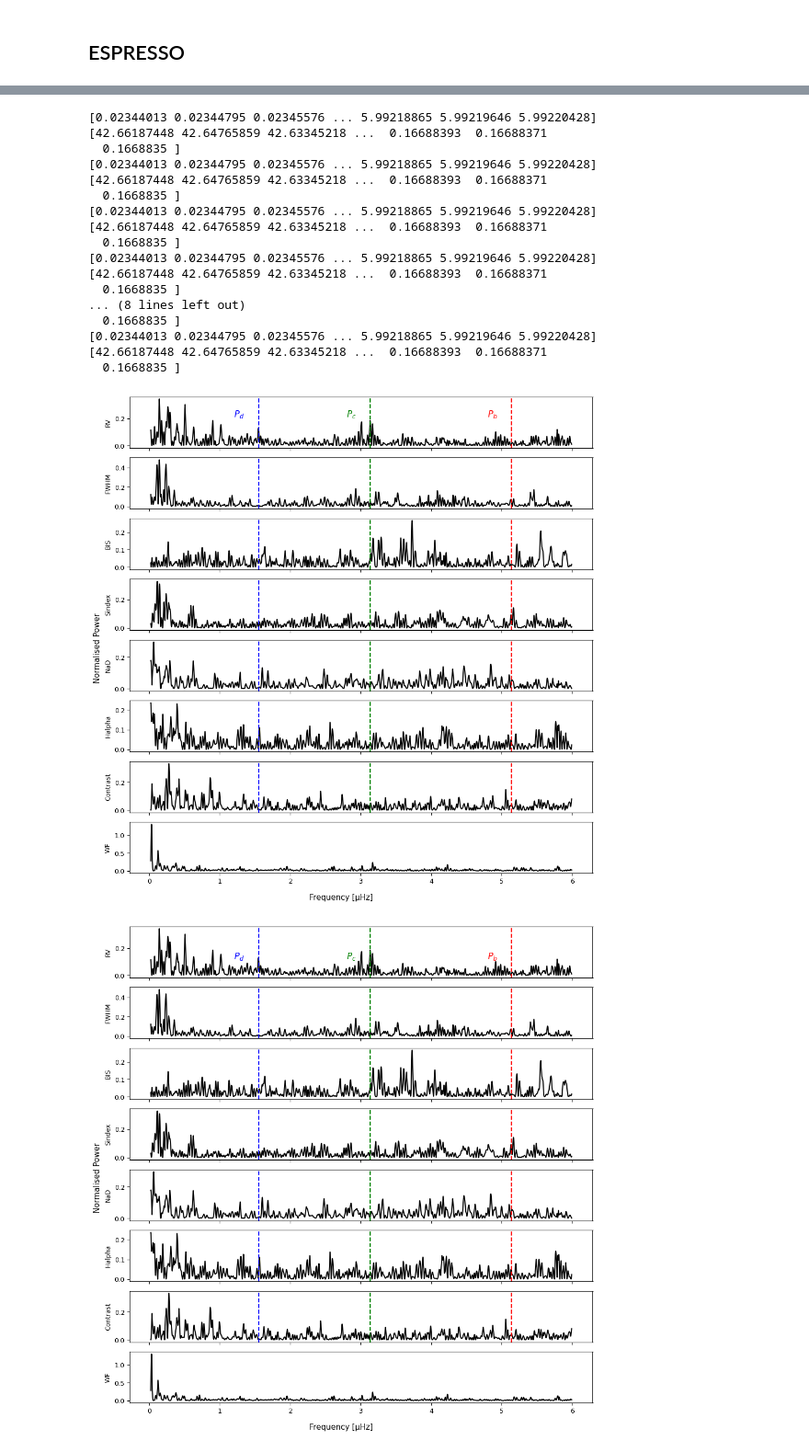
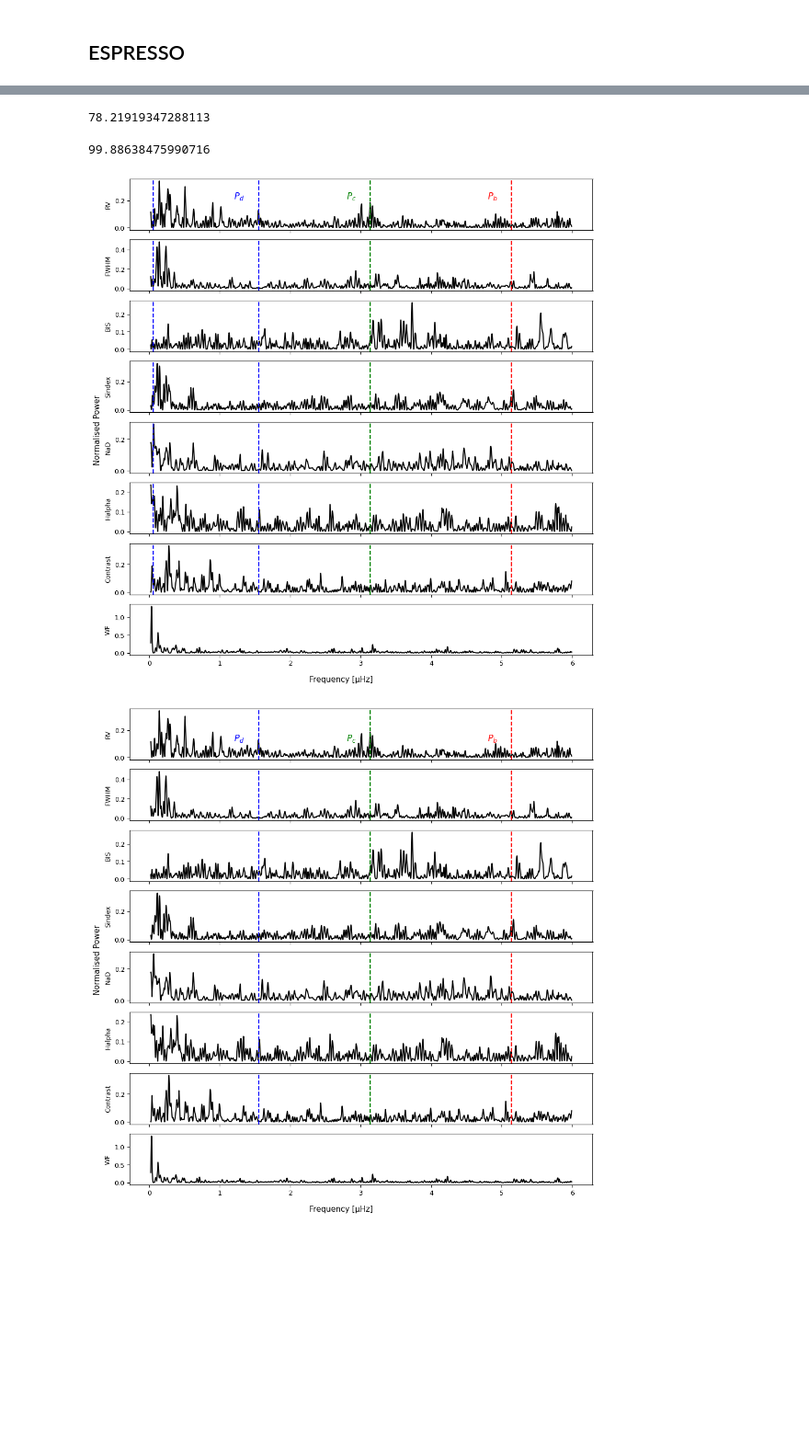
Before and after one commit to MaxTalberg/RV-detection-of-L98-59, a Jupyter notebook: src/periodogram.ipynb, the cells around one changed output, grey strips where cells are left out. Shown at 92% size. Cells and saved outputs as stored; diff of their text form; code cells hidden in the pictures; blank space fills up the shorter version.

Commit message:
Porducing peridogram plots

```diff
--- a/src/periodogram.ipynb
+++ b/src/periodogram.ipynb
@@ -101,57 +183,55 @@ def frequency_to_period(frequency):
+# %%
+1/0.012784585925789474
+# %% [output]
+78.21919347288113
+# %%
+# Peak value and uncertainty
+
+freqSi, powSi = periodograms['Sindex']
+
+max_idx = np.argmax(powSi)
+peak_freq = freqSi[max_idx]
+peak_pow = powSi[max_idx]
+
+
+1/peak_freq
+# %% [output]
+99.88638475990716
 # %%
 # True values (accoridng to paper (D. S. Demangeon et al. 2021))
-true_periods = [2.2531136, 3.6906777,  7.4507245]
-period_colors = ['red', 'green', 'blue']  # Define more colors if there are more true periods
+true_periods = [2.2531136, 3.6906777,  7.4507245, 200]
+period_colors = ['red', 'green', 'blue', 'blue']  # Define more colors if there are more true periods
 
 # Plotting
 fig, axes = plt.subplots(len(periodograms), 1, figsize=(10, 10), sharex=True)
 
 colors = ['b', 'g', 'c']  # Extend this list if you have more than six lines
 
 for i, (ax, (key, (frequency, power))) in enumerate(zip(axes, periodograms.items())):
     # Plot each line in a different color
     frq = convert_to_microhertz(frequency)
-    print(frq)
-    print(1/frq)
     frq_linspace = np.linspace(frq.min(), frq.max(), 100000)
     ax.plot(frq, power, color='black', label=key)
     ax.set_ylabel(key)
     if i < len(axes) - 1:
         for peak, color in zip(true_periods, period_colors):
             ax.axvline(x=convert_to_microhertz(1 / peak), color=color, linestyle='--', label=f'True Period: {peak} days')
 
     if i == 0:
         ax.text(1.2, 0.27, r'$P_d$', color='b', verticalalignment='top', size=12)
         ax.text(2.8, 0.27, r'$P_c$', color='g', verticalalignment='top', size=12)
         ax.text(4.80, 0.27, r'$P_b$', color='r', verticalalignment='top', size=12)
 
 
 # common axis labels
 fig.supxlabel('Frequency [µHz]')
 fig.supylabel('Normalised Power')
 
 
 plt.tight_layout()
 plt.show()
 # %% [output]
-[0.02344013 0.02344795 0.02345576 ... 5.99218865 5.99219646 5.99220428]
-[42.66187448 42.64765859 42.63345218 ...  0.16688393  0.16688371
-  0.1668835 ]
-[0.02344013 0.02344795 0.02345576 ... 5.99218865 5.99219646 5.99220428]
-[42.66187448 42.64765859 42.63345218 ...  0.16688393  0.16688371
-  0.1668835 ]
-[0.02344013 0.02344795 0.02345576 ... 5.99218865 5.99219646 5.99220428]
-[42.66187448 42.64765859 42.63345218 ...  0.16688393  0.16688371
-  0.1668835 ]
-[0.02344013 0.02344795 0.02345576 ... 5.99218865 5.99219646 5.99220428]
-[42.66187448 42.64765859 42.63345218 ...  0.16688393  0.16688371
-  0.1668835 ]
-... (8 lines left out)
-  0.1668835 ]
-[0.02344013 0.02344795 0.02345576 ... 5.99218865 5.99219646 5.99220428]
-[42.66187448 42.64765859 42.63345218 ...  0.16688393  0.16688371
-  0.1668835 ]
-[figure, old version]
+[figure, new version]
 # %%
 # Extract data
 time = HARPS_times
```
Also changed, not shown: parts of 2 cells of this notebook, 2 other files.
